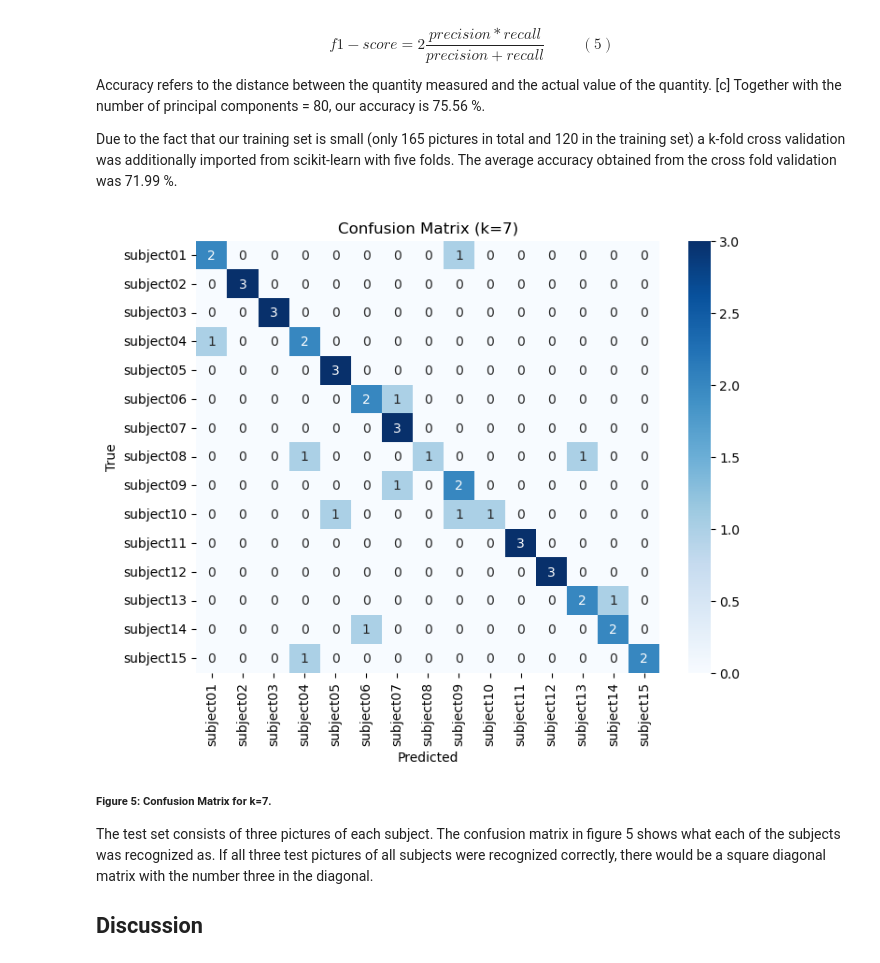
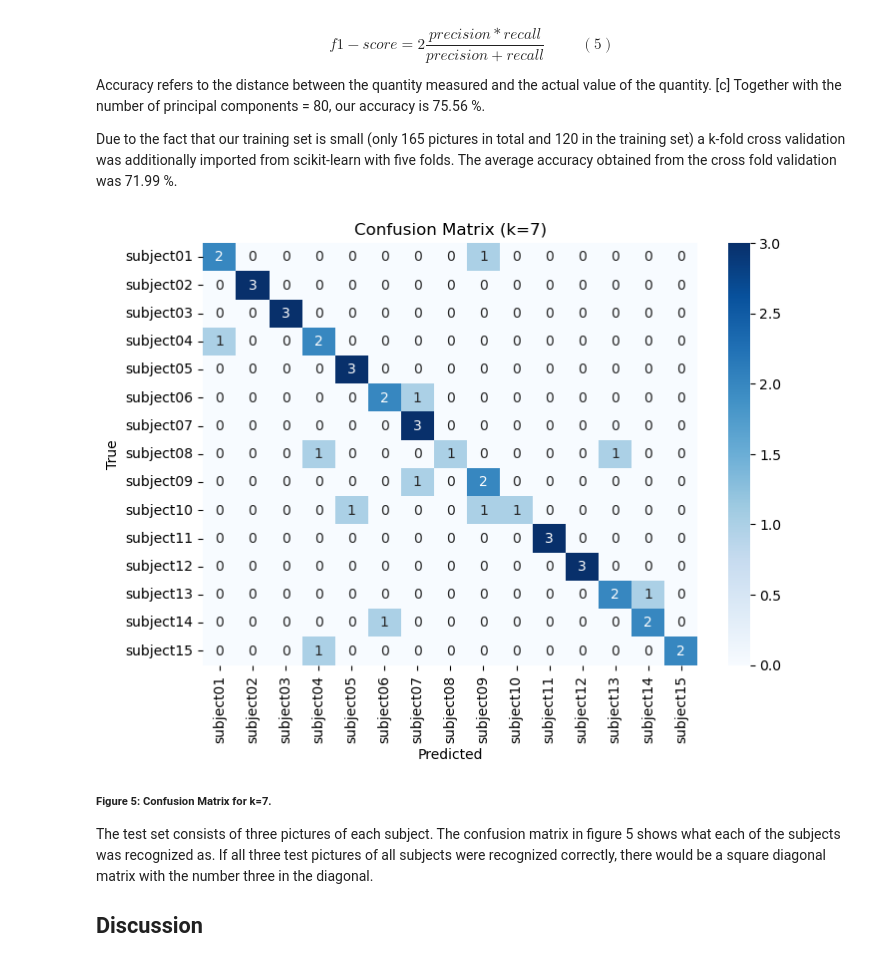
Before and after one commit to datascience-mobi-2023/topic01_team01, a Jupyter notebook: report2023.ipynb, the cells around one changed output. Cells and saved outputs as stored; diff of their text form; code cells hidden in the pictures.

```diff
--- a/report2023.ipynb
+++ b/report2023.ipynb
@@ -162,17 +168,17 @@ Due to the fact that our training set is small (only 165 pictures in total and 1
 # %%
 import seaborn as sns
 from KNN import confusion_matrix, y_test, y_pred, target, k
 
 confusion = confusion_matrix(y_test, y_pred)
 
-plt.figure(figsize=(8, 6))
+plt.figure(figsize=(8, 5.5))
 sns.heatmap(confusion, annot=True, cmap='Blues', fmt='d', xticklabels=target, yticklabels=target)
 plt.xlabel('Predicted')
 plt.ylabel('True')
 plt.title(f'Confusion Matrix (k={k})')
 plt.show()
 # %% [output]
-[figure, old version]
+[figure, new version]
 # %% [markdown]
 <span style="font-size:0.8em;">**Figure 5: Confusion Matrix for k=7.**</span>
 
```
Also changed, not shown: parts of 3 cells of this notebook.
